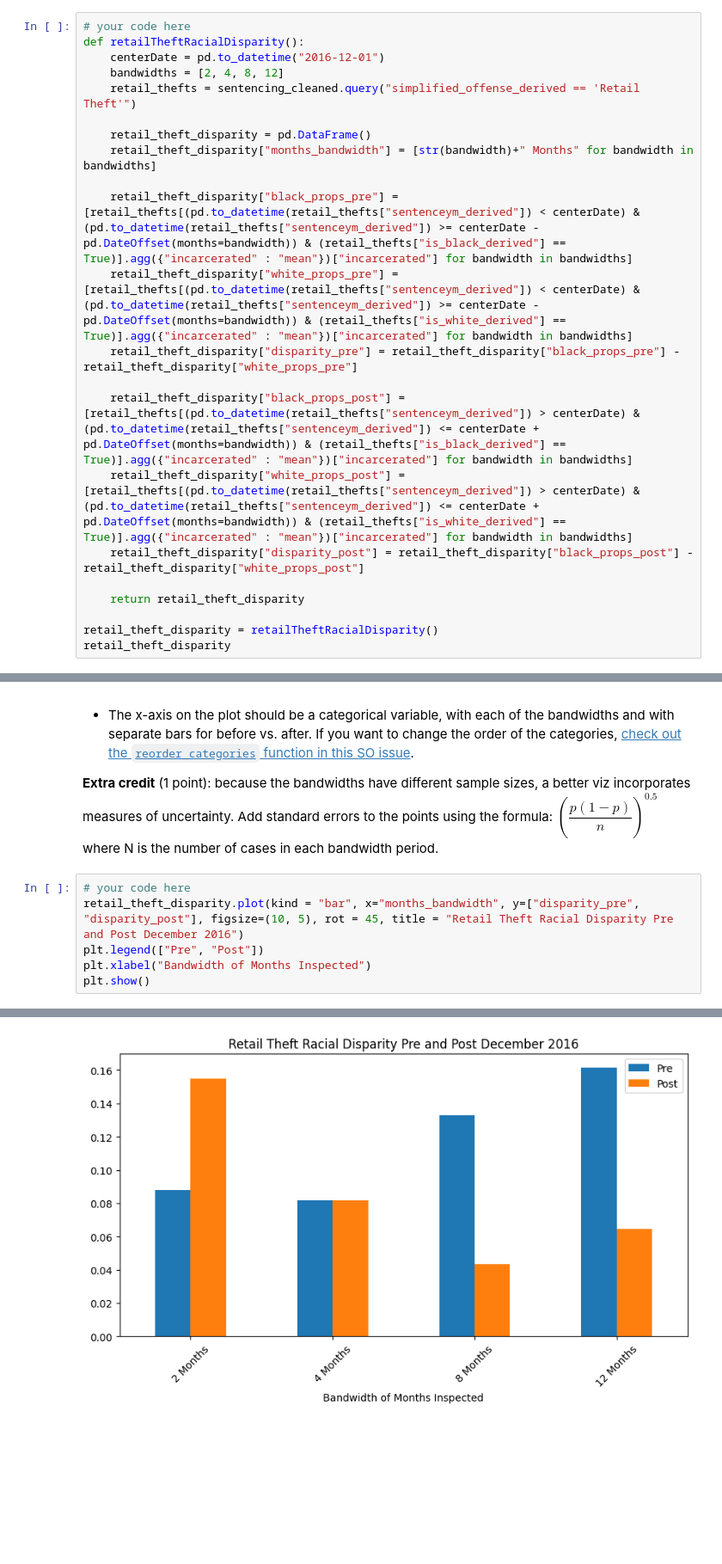
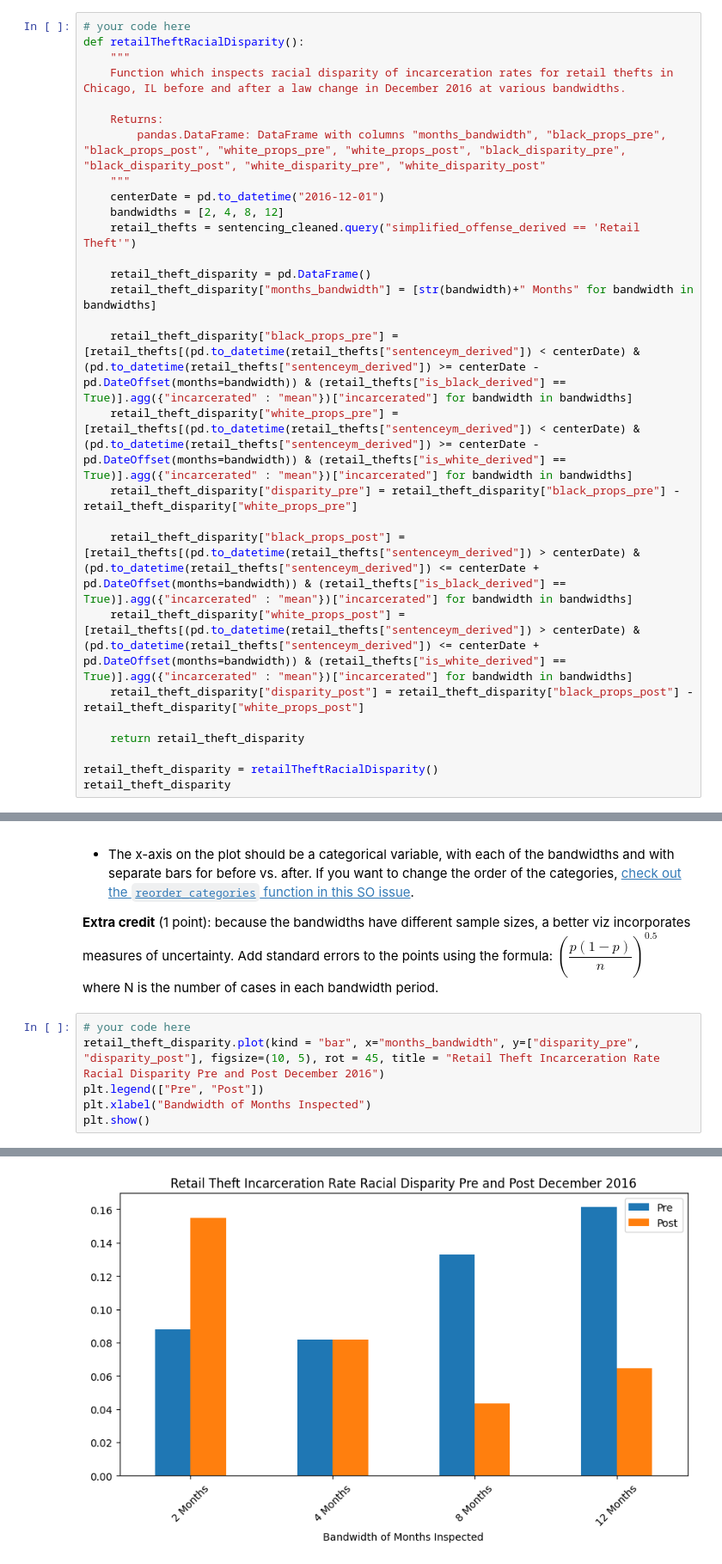
Before and after one commit to alexcraig043/qss-20, a Jupyter notebook: problemsets/pset2/pset2_f0055yb.ipynb, the cells around one changed output, grey strips where cells are left out. Shown at 86% size. Cells and saved outputs as stored; diff of their text form; blank space fills up the shorter version.

```diff
--- a/problemsets/pset2/pset2_f0055yb.ipynb
+++ b/problemsets/pset2/pset2_f0055yb.ipynb
@@ -643,6 +643,12 @@ Print a table with the results (any organization is fine as long as it's clear).
 # %%
 # your code here
 def retailTheftRacialDisparity():
+    """
+    Function which inspects racial disparity of incarceration rates for retail thefts in Chicago, IL before and after a law change in December 2016 at various bandwidths.
+
+    Returns:
+        pandas.DataFrame: DataFrame with columns "months_bandwidth", "black_props_pre", "black_props_post", "white_props_pre", "white_props_post", "black_disparity_pre", "black_disparity_post", "white_disparity_pre", "white_disparity_post"
+    """
     centerDate = pd.to_datetime("2016-12-01")
     bandwidths = [2, 4, 8, 12]
     retail_thefts = sentencing_cleaned.query("simplified_offense_derived == 'Retail Theft'")
@@ -685,7 +691,7 @@ Use the table you just made to create a bar chart, where the x axis represents d
 **Extra credit** (1 point): because the bandwidths have different sample sizes, a better viz incorporates measures of uncertainty. Add standard errors to the points using the formula: $(\dfrac{p(1-p)}{n})^{0.5}$ where N is the number of cases in each bandwidth period.
 # %%
 # your code here
-retail_theft_disparity.plot(kind = "bar", x="months_bandwidth", y=["disparity_pre", "disparity_post"], figsize=(10, 5), rot = 45, title = "Retail Theft Racial Disparity Pre and Post December 2016")
+retail_theft_disparity.plot(kind = "bar", x="months_bandwidth", y=["disparity_pre", "disparity_post"], figsize=(10, 5), rot = 45, title = "Retail Theft Incarceration Rate Racial Disparity Pre and Post December 2016")
 plt.legend(["Pre", "Post"])
 plt.xlabel("Bandwidth of Months Inspected")
 plt.show()
@@ -694,6 +700,6 @@ plt.show()
 <matplotlib.legend.Legend at 0x...>
 Text(0.5, 0, 'Bandwidth of Months Inspected')
-[figure, old version]
+[figure, new version]
 # %% [markdown]
 ### 2.2.5 Interpret the results (1 point)
 
```
Also changed, not shown: parts of 8 cells of this notebook.
